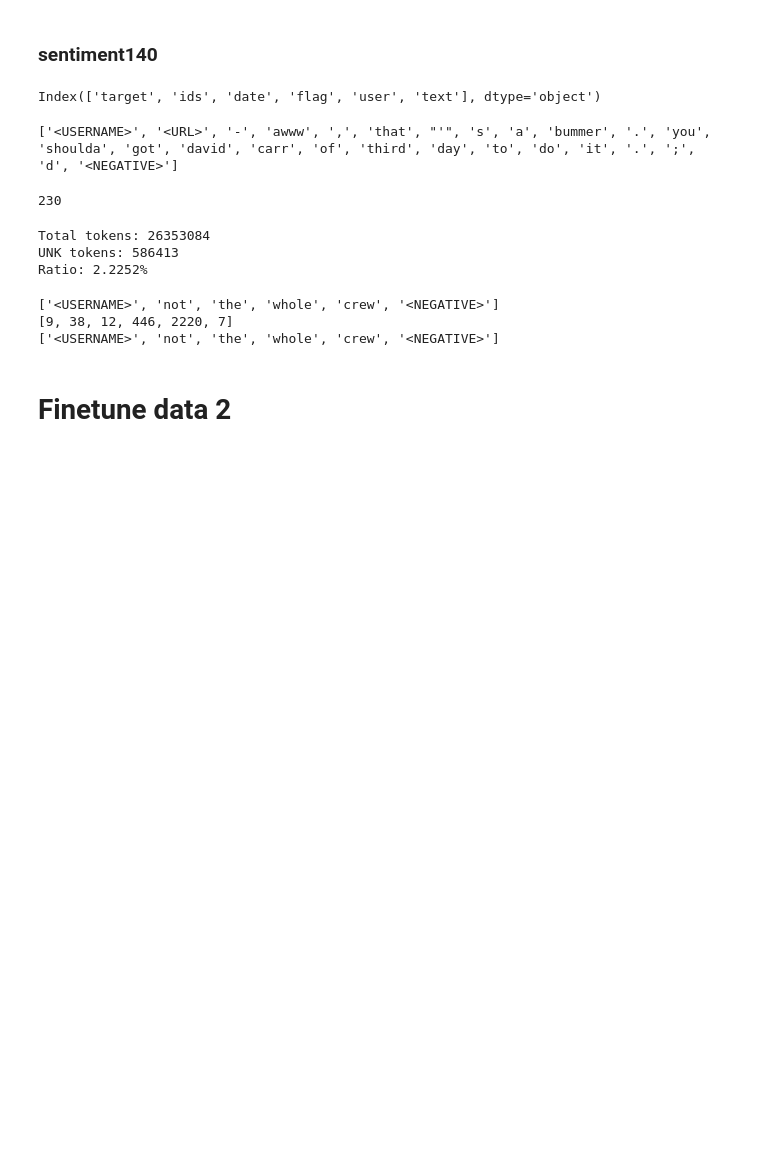
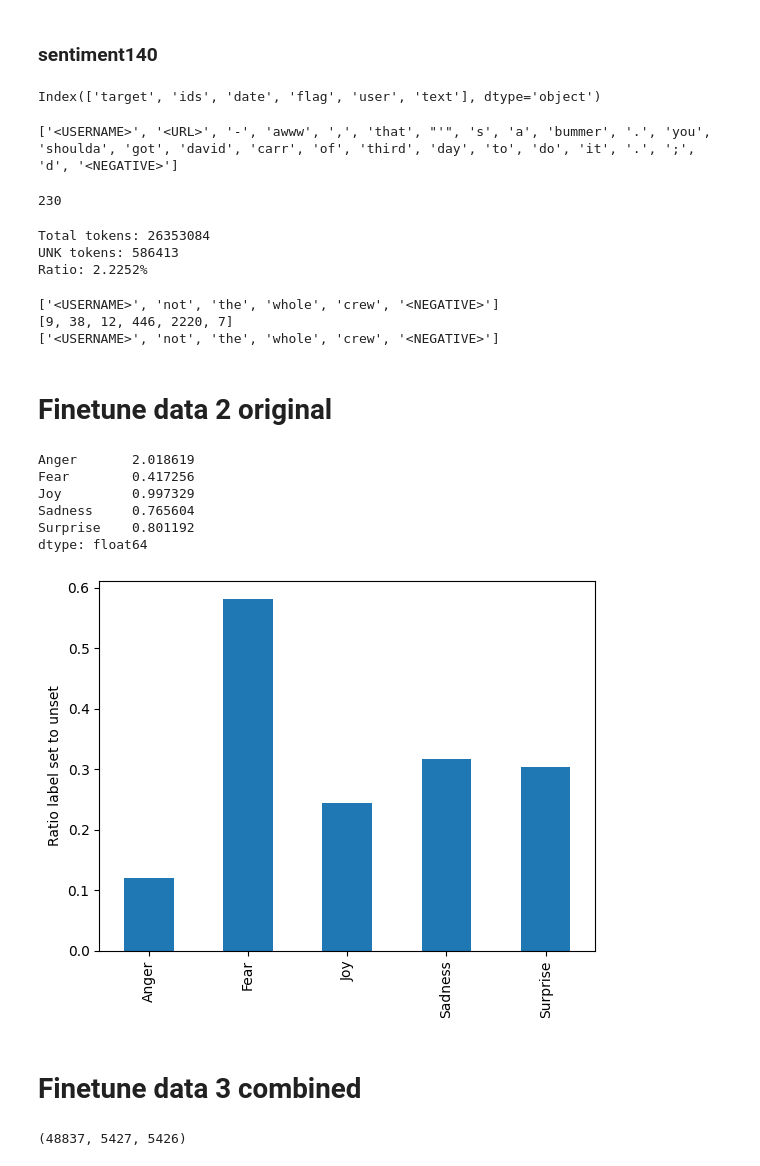
Before and after one commit to RaphaelNeubert/SemEval-2025, a Jupyter notebook: data_prep.ipynb, the cells around one changed output. Cells and saved outputs as stored; diff of their text form; code cells hidden in the pictures; blank space fills up the shorter version.

```diff
--- a/data_prep.ipynb
+++ b/data_prep.ipynb
@@ -236,4 +239,24 @@ print(vocab.index_to_words(a))
 # %%
 vocab.save("data/vocab2.json")
 # %% [markdown]
-# Finetune data 2
+# Finetune data 2 original
+# %%
+df = pandas.read_csv("data/original.csv")
+vocab = Vocabulary.load("data/vocab2.json")
+train_df, val_df = train_test_split(df, test_size=0.2, random_state=42)
+# %%
+label_counts = df[['Anger', 'Fear', 'Joy', 'Sadness', 'Surprise']].sum()
+ratios = label_counts/ len(df)
+ratios.plot(kind="bar")
+plt.ylabel('Ratio label set to unset')
+#print(ratios)
+#print(1/ratios)  # pos_weights
+print((1/ratios)/(1/ratios).mean()) # pos_weights normalized
+# %% [output]
+Anger       2.018619
+Fear        0.417256
+Joy         0.997329
+Sadness     0.765604
+Surprise    0.801192
+dtype: float64
+[figure, added]
@@ -239,0 +276,2 @@ vocab.save("data/vocab2.json")
+# %% [markdown]
+# Finetune data 3 combined
@@ -239,0 +315,4 @@ vocab.save("data/vocab2.json")
+# %%
+len(df_train), len(df_test), len(df_valid)
+# %% [output]
+(48837, 5427, 5426)
```
Also changed, not shown: parts of 17 cells of this notebook.
